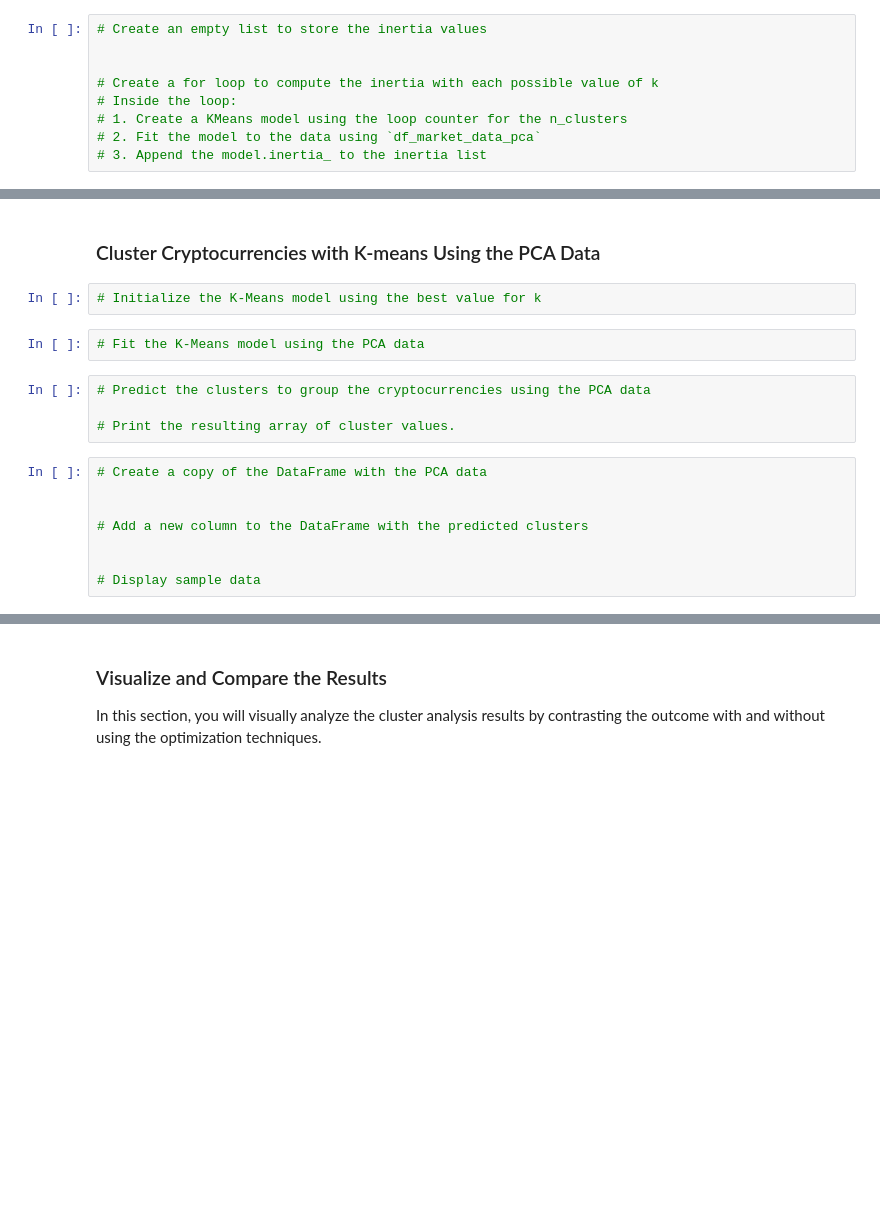
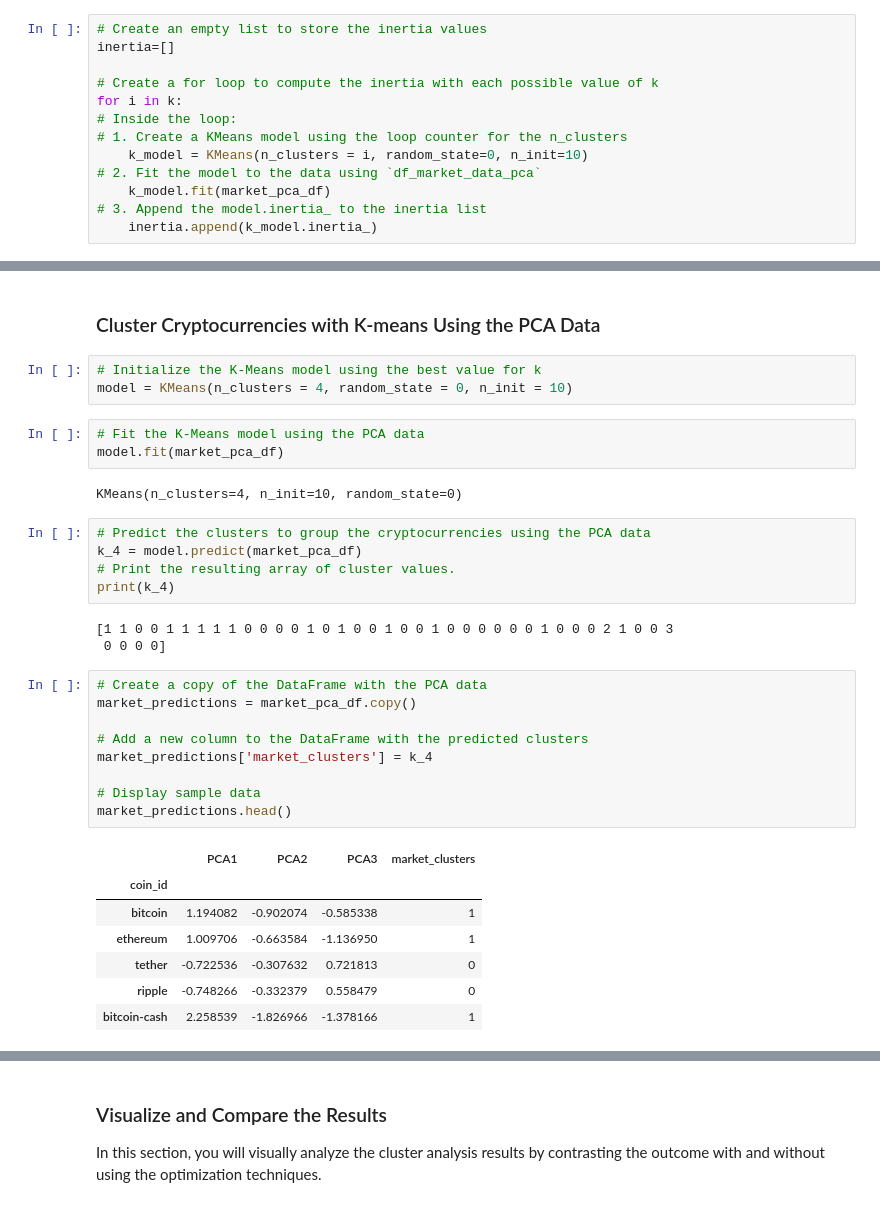
Before and after one commit to shrapple/CryptoClustering, a Jupyter notebook: Crypto_Clustering_starter_code.ipynb, the cells around one changed output, grey strips where cells are left out. Drawn from its saved outputs; the diff is of its cells as text; blank space fills up the shorter version.

```diff
--- a/Crypto_Clustering_starter_code.ipynb
+++ b/Crypto_Clustering_starter_code.ipynb
@@ -237,11 +290,15 @@ by = 'market_clusters'
 # %%
 # Create an empty list to store the inertia values
-
+inertia=[]
 
 # Create a for loop to compute the inertia with each possible value of k
+for i in k:
 # Inside the loop:
 # 1. Create a KMeans model using the loop counter for the n_clusters
+    k_model = KMeans(n_clusters = i, random_state=0, n_init=10)
 # 2. Fit the model to the data using `df_market_data_pca`
+    k_model.fit(market_pca_df)
 # 3. Append the model.inertia_ to the inertia list
+    inertia.append(k_model.inertia_)
 # %%
 # Create a dictionary with the data to plot the Elbow curve
@@ -265,20 +329,37 @@ by = 'market_clusters'
 ### Cluster Cryptocurrencies with K-means Using the PCA Data
 # %%
 # Initialize the K-Means model using the best value for k
+model = KMeans(n_clusters = 4, random_state = 0, n_init = 10)
 # %%
 # Fit the K-Means model using the PCA data
+model.fit(market_pca_df)
+# %% [output]
+KMeans(n_clusters=4, n_init=10, random_state=0)
 # %%
 # Predict the clusters to group the cryptocurrencies using the PCA data
-
+k_4 = model.predict(market_pca_df)
 # Print the resulting array of cluster values.
+print(k_4)
+# %% [output]
+[1 1 0 0 1 1 1 1 1 0 0 0 0 1 0 1 0 0 1 0 0 1 0 0 0 0 0 0 1 0 0 0 2 1 0 0 3
+ 0 0 0 0]
 # %%
 # Create a copy of the DataFrame with the PCA data
-
+market_predictions = market_pca_df.copy()
 
 # Add a new column to the DataFrame with the predicted clusters
-
+market_predictions['market_clusters'] = k_4
 
 # Display sample data
+market_predictions.head()
+# %% [output]
+|  | PCA1 | PCA2 | PCA3 | market_clusters |
+| coin_id |  |  |  |  |
+| bitcoin | 1.194082 | -0.902074 | -0.585338 | 1 |
+| ethereum | 1.009706 | -0.663584 | -1.136950 | 1 |
+| tether | -0.722536 | -0.307632 | 0.721813 | 0 |
+| ripple | -0.748266 | -0.332379 | 0.558479 | 0 |
+| bitcoin-cash | 2.258539 | -1.826966 | -1.378166 | 1 |
 # %%
 # Create a scatter plot using hvPlot by setting
 # `x="PC1"` and `y="PC2"`.
```
Also changed, not shown: parts of 20 cells of this notebook.
